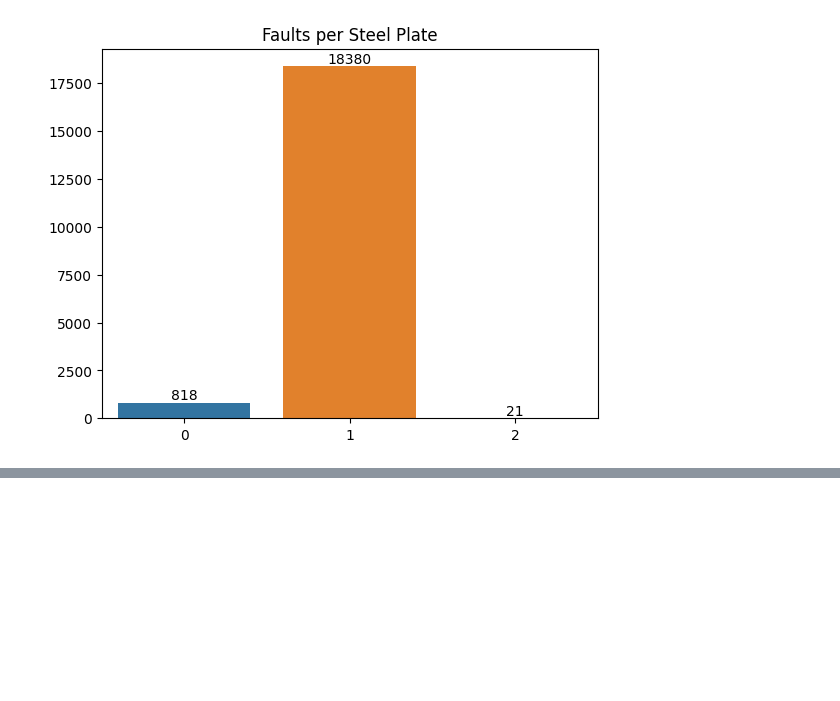
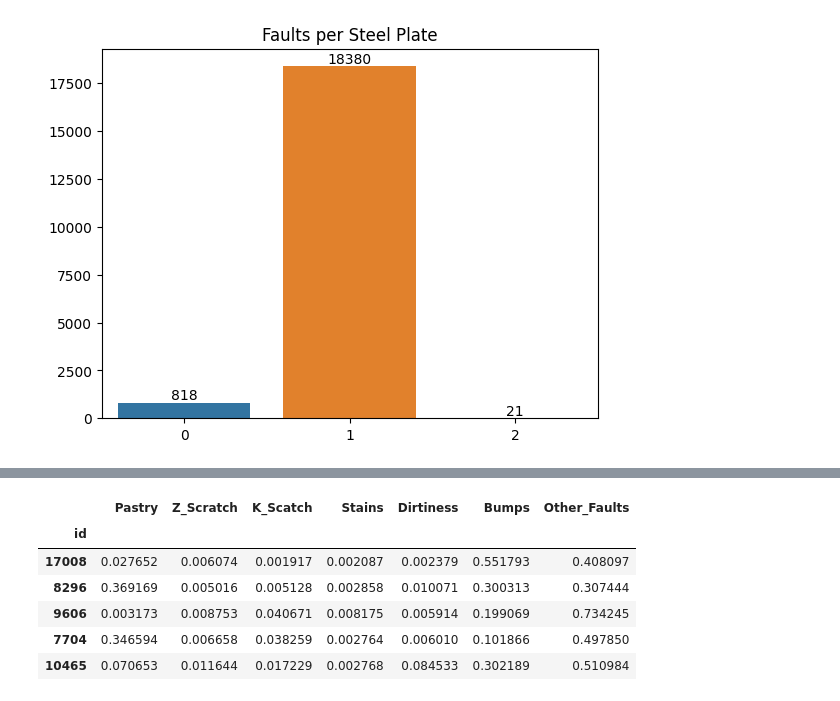
Before and after one commit to chalseoko/steel_plate_defect_prediction, a Jupyter notebook: steel-plate-defect-prediction.ipynb, the cells around one changed output, grey strips where cells are left out. Saved outputs shown, nothing was run; the diff lists cells and outputs as text; code cells hidden in the pictures; blank space fills up the shorter version.

```diff
--- a/steel-plate-defect-prediction.ipynb
+++ b/steel-plate-defect-prediction.ipynb
@@ -1,6 +1,7 @@
 # %%
 import numpy as np
 import pandas as pd
+import warnings
 
 import seaborn as sns
 import matplotlib.pyplot as plt
@@ -11,6 +12,12 @@ from sklearn.model_selection import train_test_split
 from sklearn.preprocessing import MinMaxScaler
 
 from xgboost import XGBClassifier
+
+import optuna
+
+from optuna.exceptions import ExperimentalWarning
+optuna.logging.set_verbosity(optuna.logging.WARNING)
+warnings.simplefilter("ignore", category=ExperimentalWarning)
 # %%
 train_data = pd.read_csv('/kaggle/input/playground-series-s4e3/train.csv', index_col='id')
 test_data = pd.read_csv('/kaggle/input/playground-series-s4e3/test.csv', index_col='id')
@@ -156,0 +211,13 @@ submission.head()
+# %%
+clf, X_test, y_test = get_fitted_xgboost(test_data, best_study.params)
+predictions = get_predictions(clf, X_test)
+predictions.to_csv('submission.csv')
+predictions.head()
+# %% [output]
+|  | Pastry | Z_Scratch | K_Scatch | Stains | Dirtiness | Bumps | Other_Faults |
+| id |  |  |  |  |  |  |  |
+| 17008 | 0.027652 | 0.006074 | 0.001917 | 0.002087 | 0.002379 | 0.551793 | 0.408097 |
+| 8296 | 0.369169 | 0.005016 | 0.005128 | 0.002858 | 0.010071 | 0.300313 | 0.307444 |
+| 9606 | 0.003173 | 0.008753 | 0.040671 | 0.008175 | 0.005914 | 0.199069 | 0.734245 |
+| 7704 | 0.346594 | 0.006658 | 0.038259 | 0.002764 | 0.006010 | 0.101866 | 0.497850 |
+| 10465 | 0.070653 | 0.011644 | 0.017229 | 0.002768 | 0.084533 | 0.302189 | 0.510984 |
```
Also changed, not shown: parts of 14 cells of this notebook.
